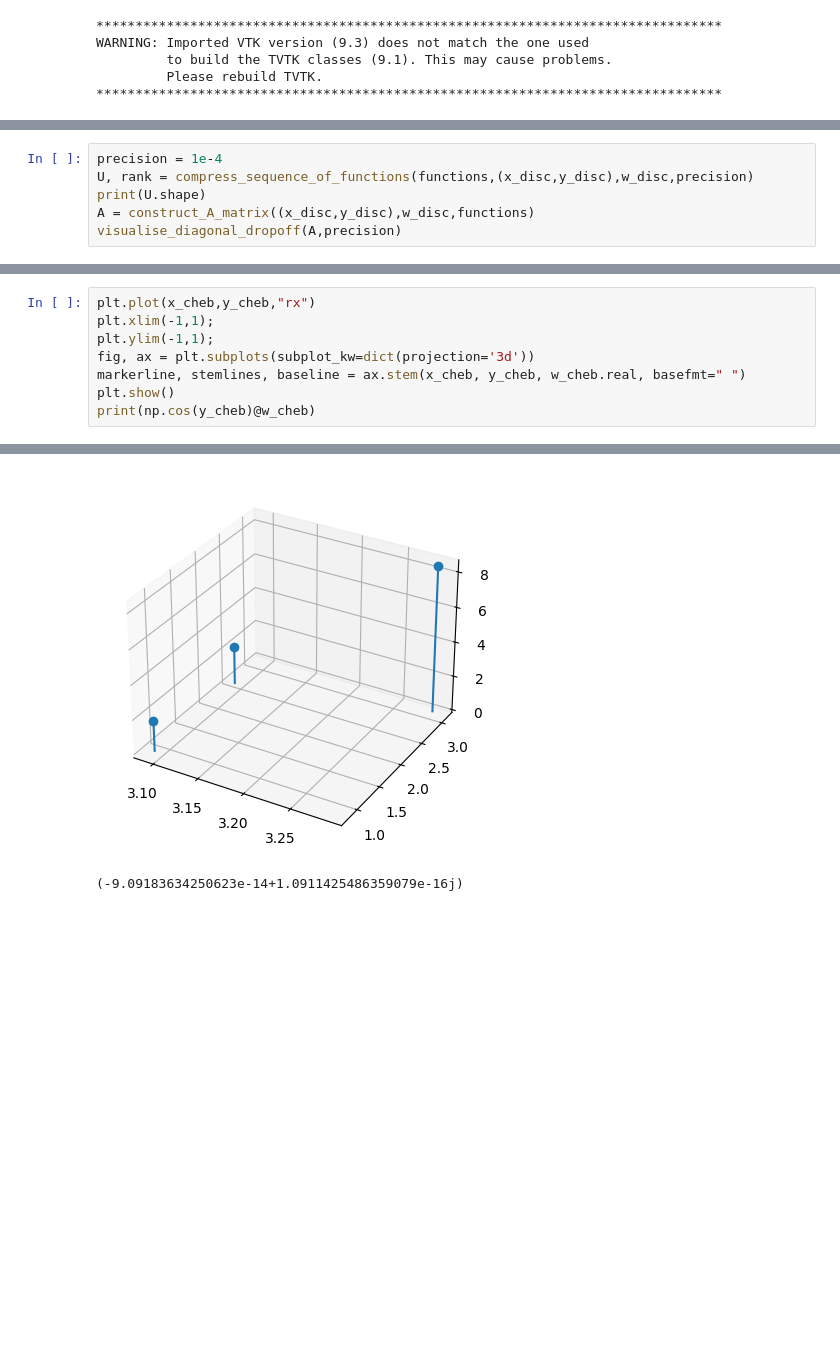
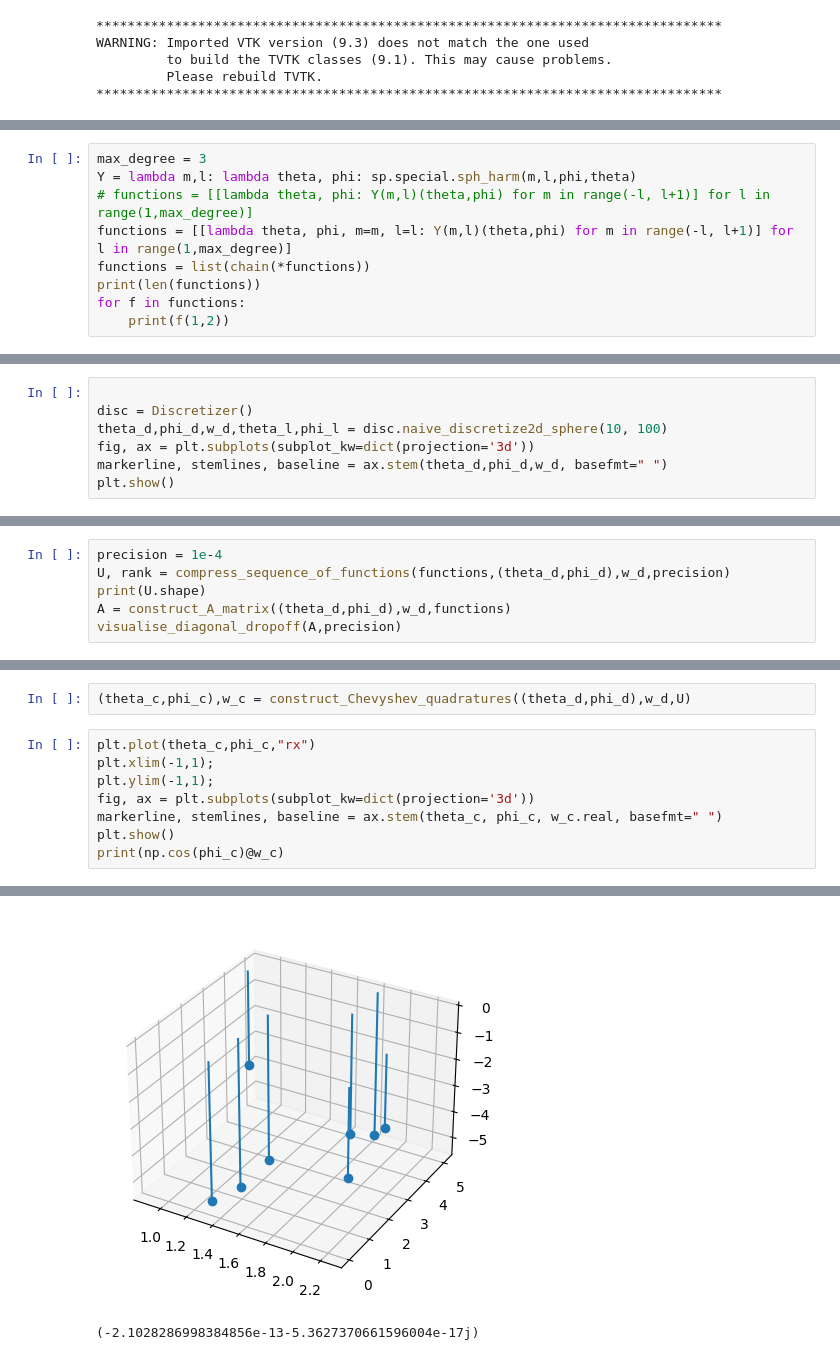
Before and after one commit to jakobtkn/ggqpy, a Jupyter notebook: ex_sphere.ipynb, the cells around one changed output, grey strips where cells are left out. Drawn from its saved outputs; the diff is of its cells as text; blank space fills up the shorter version.

```diff
--- a/ex_sphere.ipynb
+++ b/ex_sphere.ipynb
@@ -27,0 +20,9 @@ x_disc,y_disc,w_disc,x_loc,y_loc = disc.naive_discretize2d(N_disc, Interval(0,2*
+# %%
+max_degree = 3
+Y = lambda m,l: lambda theta, phi: sp.special.sph_harm(m,l,phi,theta)
+# functions = [[lambda theta, phi: Y(m,l)(theta,phi) for m in range(-l, l+1)] for l in range(1,max_degree)]
+functions = [[lambda theta, phi, m=m, l=l: Y(m,l)(theta,phi) for m in range(-l, l+1)] for l in range(1,max_degree)]
+functions = list(chain(*functions))
+print(len(functions))
+for f in functions:
+    print(f(1,2))
@@ -27,0 +39,7 @@ x_disc,y_disc,w_disc,x_loc,y_loc = disc.naive_discretize2d(N_disc, Interval(0,2*
+# %%
+
+disc = Discretizer()
+theta_d,phi_d,w_d,theta_l,phi_l = disc.naive_discretize2d_sphere(10, 100)
+fig, ax = plt.subplots(subplot_kw=dict(projection='3d'))
+markerline, stemlines, baseline = ax.stem(theta_d,phi_d,w_d, basefmt=" ")
+plt.show()
@@ -28,7 +70,7 @@ x_disc,y_disc,w_disc,x_loc,y_loc = disc.naive_discretize2d(N_disc, Interval(0,2*
 # %%
 precision = 1e-4
-U, rank = compress_sequence_of_functions(functions,(x_disc,y_disc),w_disc,precision)
+U, rank = compress_sequence_of_functions(functions,(theta_d,phi_d),w_d,precision)
 print(U.shape)
-A = construct_A_matrix((x_disc,y_disc),w_disc,functions)
+A = construct_A_matrix((theta_d,phi_d),w_d,functions)
 visualise_diagonal_dropoff(A,precision)
 # %% [output]
@@ -39,12 +84,14 @@ visualise_diagonal_dropoff(A,precision)
+# %%
+(theta_c,phi_c),w_c = construct_Chevyshev_quadratures((theta_d,phi_d),w_d,U)
 # %%
-plt.plot(x_cheb,y_cheb,"rx")
+plt.plot(theta_c,phi_c,"rx")
 plt.xlim(-1,1);
 plt.ylim(-1,1);
 fig, ax = plt.subplots(subplot_kw=dict(projection='3d'))
-markerline, stemlines, baseline = ax.stem(x_cheb, y_cheb, w_cheb.real, basefmt=" ")
+markerline, stemlines, baseline = ax.stem(theta_c, phi_c, w_c.real, basefmt=" ")
 plt.show()
-print(np.cos(y_cheb)@w_cheb)
+print(np.cos(phi_c)@w_c)
 # %% [output]
 [figure]
-[figure, old version]
+[figure, new version]
-(-9.09183634250623e-14+1.0911425486359079e-16j)
+(-2.1028286998384856e-13-5.3627370661596004e-17j)
```
Also changed, not shown: parts of 11 cells of this notebook, 4 other files.
